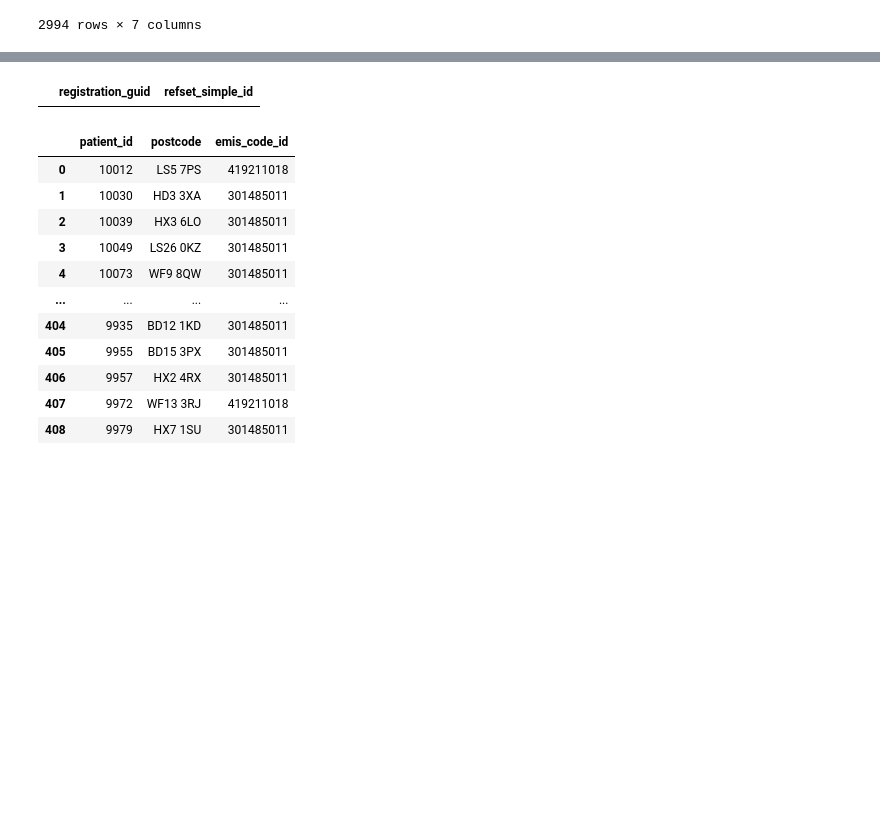
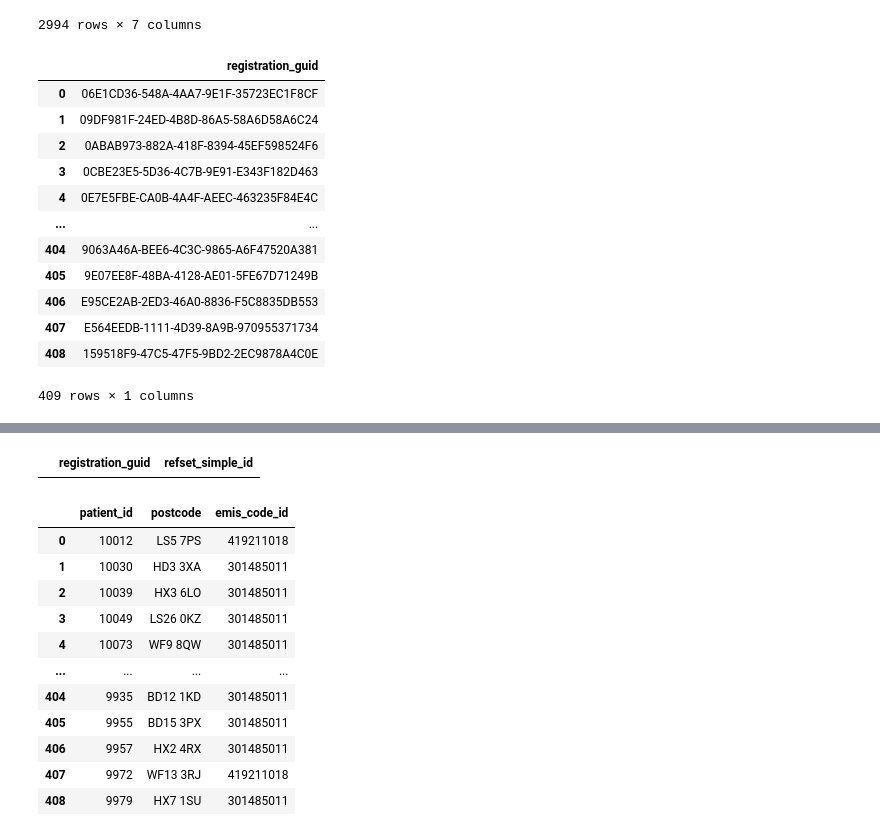
Before and after one commit to rpenn97/EMIS_task, a Jupyter notebook: solution/solution_py.ipynb, the cells around one changed output, grey strips where cells are left out. Saved outputs shown, nothing was run; the diff lists cells and outputs as text; code cells hidden in the pictures; blank space fills up the shorter version.

```diff
--- a/solution/solution_py.ipynb
+++ b/solution/solution_py.ipynb
@@ -308,4 +321,26 @@ psql.sqldf("""
 | 2992 | 2002-10-06 00:00:00 | 2002-10-06 00:00:00 | 2002-10-06 00:00:00 | 2002-12-02 00:00:00 | 2002-12-30 00:00:00 | ... |
 | 2993 | 2006-09-06 00:00:00 | 2006-09-06 00:00:00 | 2006-09-06 00:00:00 | 2006-12-09 00:00:00 | 2006-12-09 00:00:00 | ... |
 2994 rows × 7 columns
+# %%
+psql.sqldf("""SELECT DISTINCT(registration_guid)
+           FROM (SELECT o.emis_original_term, o.emis_code_id,o.registration_guid FROM observation_table o
+           INNER JOIN clinical_codes c ON (o.emis_code_id = c.code_id)
+           WHERE (c.refset_simple_id = 999012891000230104) EXCEPT
+           SELECT o.emis_original_term, o.emis_code_id, o.registration_guid FROM observation_table o
+           INNER JOIN clinical_codes c ON (o.emis_code_id = c.code_id)
+           WHERE (c.refset_simple_id IN (999021691000230104,999004211000230104,999011571000230107)) ) observation_table """)
+# %% [output]
+|  | registration_guid |
+| 0 | 06E1CD36-548A-4AA7-9E1F-35723EC1F8CF |
+| 1 | 09DF981F-24ED-4B8D-86A5-58A6D58A6C24 |
+| 2 | 0ABAB973-882A-418F-8394-45EF598524F6 |
+| 3 | 0CBE23E5-5D36-4C7B-9E91-E343F182D463 |
+| 4 | 0E7E5FBE-CA0B-4A4F-AEEC-463235F84E4C |
+| ... | ... |
+| 404 | 9063A46A-BEE6-4C3C-9865-A6F47520A381 |
+| 405 | 9E07EE8F-48BA-4128-AE01-5FE67D71249B |
+| 406 | E95CE2AB-2ED3-46A0-8836-F5C8835DB553 |
+| 407 | E564EEDB-1111-4D39-8A9B-970955371734 |
+| 408 | 159518F9-47C5-47F5-9BD2-2EC9878A4C0E |
+409 rows × 1 columns
 # %%
```
Also changed, not shown: parts of 4 cells of this notebook.
